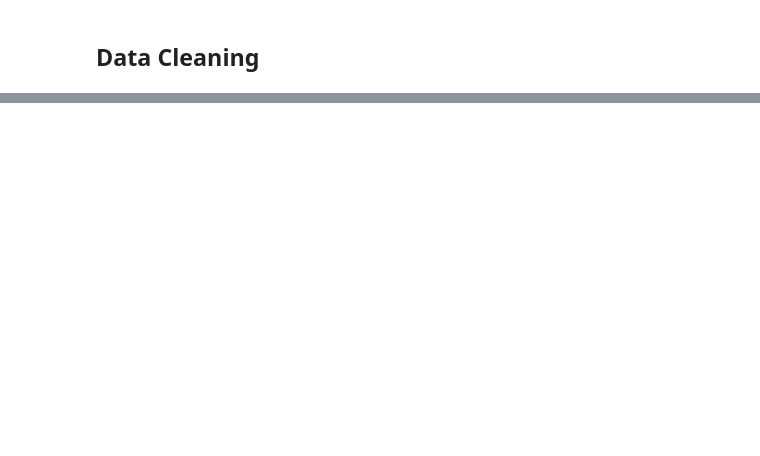
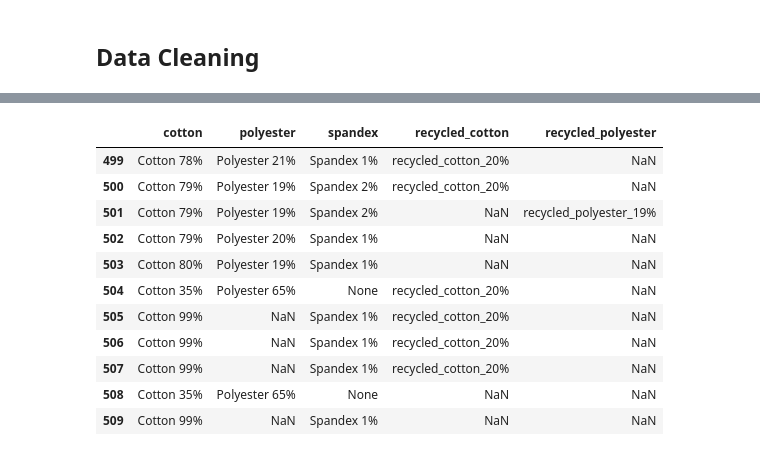
Before and after one commit to marxcerqueira/python-ds-ao-dev, a Jupyter notebook: DS_ao_Dev_ETL.ipynb, the cells around one changed output, grey strips where cells are left out. Saved outputs shown, nothing was run; the diff lists cells and outputs as text; code cells hidden in the pictures; blank space fills up the shorter version.

```diff
--- a/DS_ao_Dev_ETL.ipynb
+++ b/DS_ao_Dev_ETL.ipynb
@@ -274,6 +274,7 @@ for i in range(len(data)):
 
         # remove pocket lining, shell and lining
         df_composition['Composition'] = df_composition['Composition'].str.replace('Pocket lining: ', '', regex = True)
+        df_composition['Composition'] = df_composition['Composition'].str.replace('Pocket: ', '', regex = True)
         df_composition['Composition'] = df_composition['Composition'].str.replace('Shell: ', '', regex = True)
         df_composition['Composition'] = df_composition['Composition'].str.replace('Lining: ', '', regex = True)
 
@@ -472,0 +596,15 @@ df_data['product_name'] = df_data['product_name'].apply(lambda x: x.replace('\t'
+# %%
+df_ref_final.tail(11)
+# %% [output]
+|  | cotton | polyester | spandex | recycled_cotton | recycled_polyester |
+| 499 | Cotton 78% | Polyester 21% | Spandex 1% | recycled_cotton_20% | NaN |
+| 500 | Cotton 79% | Polyester 19% | Spandex 2% | recycled_cotton_20% | NaN |
+| 501 | Cotton 79% | Polyester 19% | Spandex 2% | NaN | recycled_polyester_19% |
+| 502 | Cotton 79% | Polyester 20% | Spandex 1% | NaN | NaN |
+| 503 | Cotton 80% | Polyester 19% | Spandex 1% | NaN | NaN |
+| 504 | Cotton 35% | Polyester 65% | None | recycled_cotton_20% | NaN |
+| 505 | Cotton 99% | NaN | Spandex 1% | recycled_cotton_20% | NaN |
+| 506 | Cotton 99% | NaN | Spandex 1% | recycled_cotton_20% | NaN |
+| 507 | Cotton 99% | NaN | Spandex 1% | recycled_cotton_20% | NaN |
+| 508 | Cotton 35% | Polyester 65% | None | NaN | NaN |
+| 509 | Cotton 99% | NaN | Spandex 1% | NaN | NaN |
```
Also changed, not shown: parts of 37 cells of this notebook, 3 other files.
